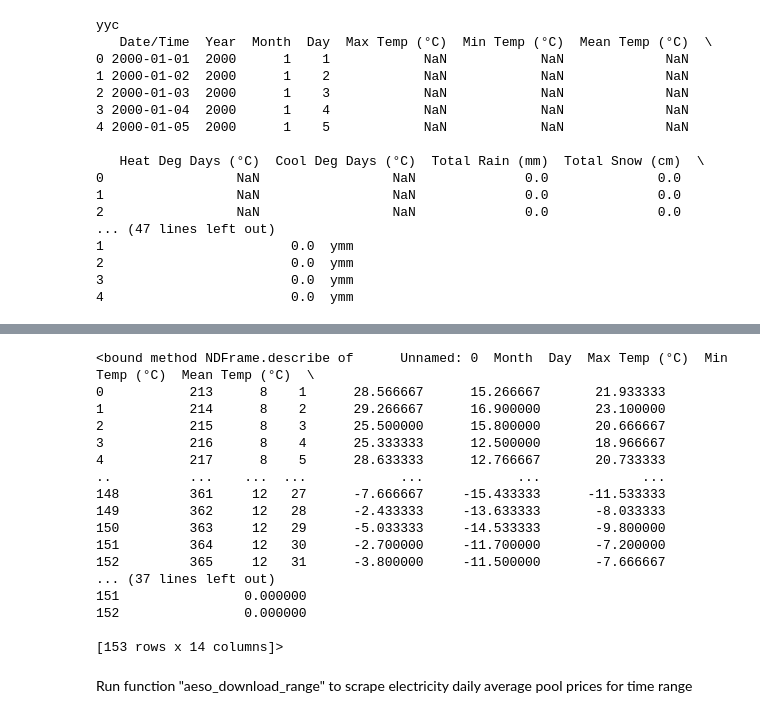
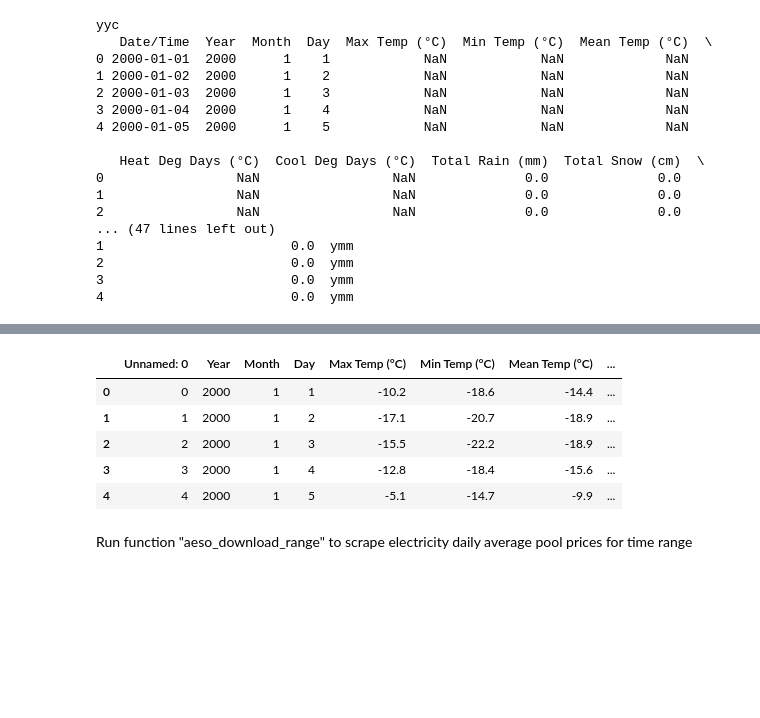
Before and after one commit to Haydenfiege/utility-forecaster, a Jupyter notebook: pycaret_forecast/pycaret_test - price.ipynb, the cells around one changed output, grey strips where cells are left out. Drawn from its saved outputs; the diff is of its cells as text; code cells hidden in the pictures; blank space fills up the shorter version.

Commit message:
fix datetime problem

```diff
--- a/pycaret_forecast/pycaret_test - price.ipynb
+++ b/pycaret_forecast/pycaret_test - price.ipynb
@@ -159 +141,5 @@ Index(['Unnamed: 0', 'Month', 'Day', 'Max Temp (°C)', 'Min Temp (°C)',
       dtype='object')
+# %%
+weather_df['datetime'] = weather_df['Year'].astype(str) + '-' + weather_df['Month'].astype(str) + '-' + weather_df['Day'].astype(str)
+weather_df['datetime'] = pd.to_datetime(weather_df['datetime'])
+#weather_df['datetime'] = weather_df['datetime'] datetime.strptime(weather_df['datetime'], '%Y-%m-%d')
@@ -160,24 +166,15 @@ Index(['Unnamed: 0', 'Month', 'Day', 'Max Temp (°C)', 'Min Temp (°C)',
+# %%
+weather_df.head()
+# %% [output]
+|  | Unnamed: 0 | Year | Month | Day | Max Temp (°C) | Min Temp (°C) | Mean Temp (°C) | ... |
+| 0 | 0 | 2000 | 1 | 1 | -10.2 | -18.6 | -14.4 | ... |
+| 1 | 1 | 2000 | 1 | 2 | -17.1 | -20.7 | -18.9 | ... |
+| 2 | 2 | 2000 | 1 | 3 | -15.5 | -22.2 | -18.9 | ... |
+| 3 | 3 | 2000 | 1 | 4 | -12.8 | -18.4 | -15.6 | ... |
+| 4 | 4 | 2000 | 1 | 5 | -5.1 | -14.7 | -9.9 | ... |
 # %%
 weather_df.reset_index()
 weather_df.describe
-# %% [output]
-<bound method NDFrame.describe of      Unnamed: 0  Month  Day  Max Temp (°C)  Min Temp (°C)  Mean Temp (°C)  \
-0           213      8    1      28.566667      15.266667       21.933333
-1           214      8    2      29.266667      16.900000       23.100000
-2           215      8    3      25.500000      15.800000       20.666667
-3           216      8    4      25.333333      12.500000       18.966667
-4           217      8    5      28.633333      12.766667       20.733333
-..          ...    ...  ...            ...            ...             ...
-148         361     12   27      -7.666667     -15.433333      -11.533333
-149         362     12   28      -2.433333     -13.633333       -8.033333
-150         363     12   29      -5.033333     -14.533333       -9.800000
-151         364     12   30      -2.700000     -11.700000       -7.200000
-152         365     12   31      -3.800000     -11.500000       -7.666667
-... (37 lines left out)
-151                0.000000
-152                0.000000
-
-[153 rows x 14 columns]>
 # %%
 # write to csv to read in
 weather_df.to_csv('weather_df.csv')
```
Also changed, not shown: parts of 25 cells of this notebook.
